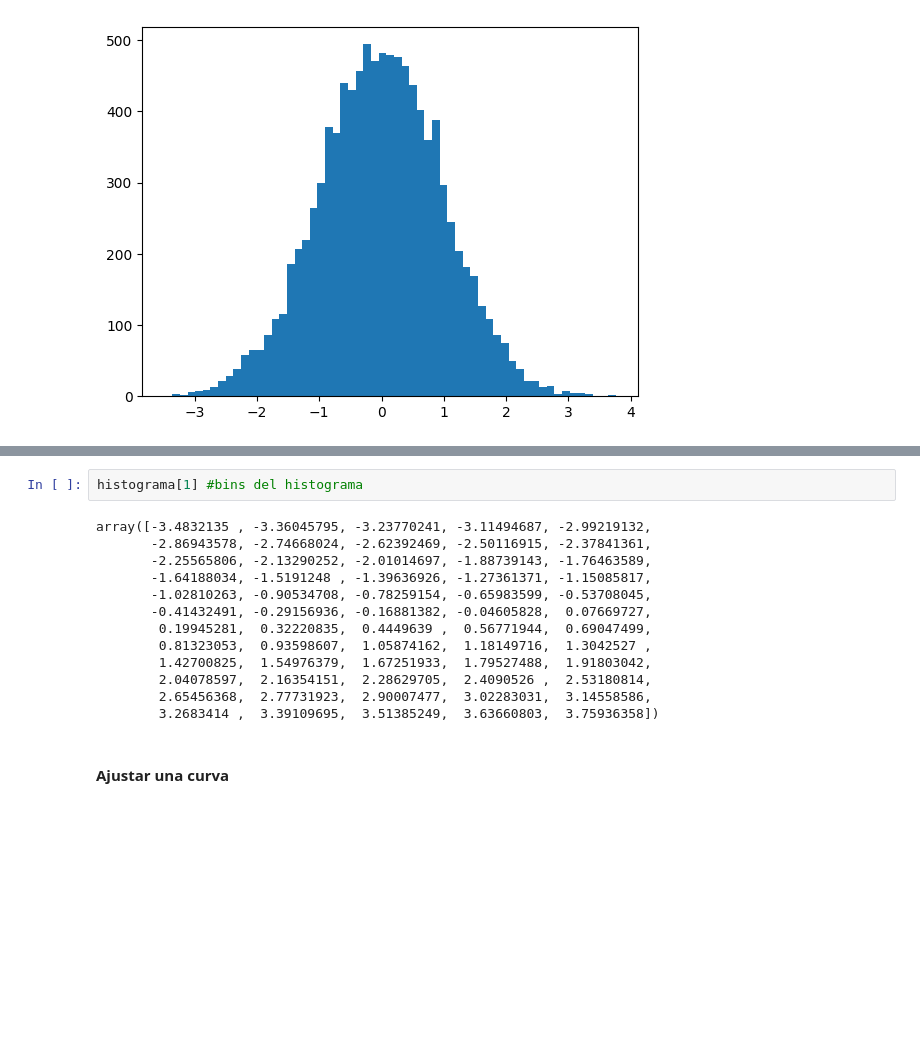
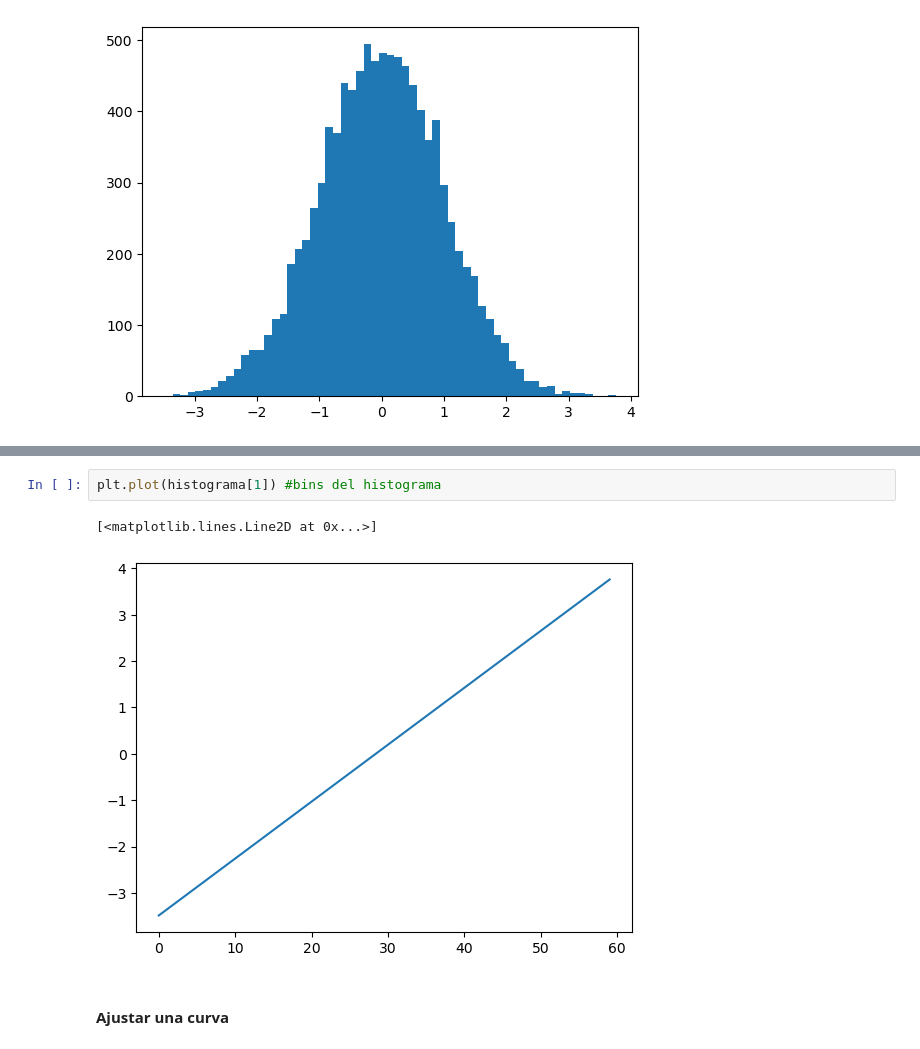
Before and after one commit to maumtzmon/ClasesPy, a Jupyter notebook: 21 - matplotlib/04_curve_fit_Histogram.ipynb, the cells around one changed output, grey strips where cells are left out. Drawn from its saved outputs; the diff is of its cells as text; blank space fills up the shorter version.

```diff
--- a/21 - matplotlib/04_curve_fit_Histogram.ipynb
+++ b/21 - matplotlib/04_curve_fit_Histogram.ipynb
@@ -88,18 +73,8 @@ array([  1.,   3.,   2.,   6.,   7.,   9.,  13.,  21.,  28.,  38.,  58.,
 # %%
-histograma[1] #bins del histograma
+plt.plot(histograma[1]) #bins del histograma
 # %% [output]
-array([-3.4832135 , -3.36045795, -3.23770241, -3.11494687, -2.99219132,
-       -2.86943578, -2.74668024, -2.62392469, -2.50116915, -2.37841361,
-       -2.25565806, -2.13290252, -2.01014697, -1.88739143, -1.76463589,
-       -1.64188034, -1.5191248 , -1.39636926, -1.27361371, -1.15085817,
-       -1.02810263, -0.90534708, -0.78259154, -0.65983599, -0.53708045,
-       -0.41432491, -0.29156936, -0.16881382, -0.04605828,  0.07669727,
-        0.19945281,  0.32220835,  0.4449639 ,  0.56771944,  0.69047499,
-        0.81323053,  0.93598607,  1.05874162,  1.18149716,  1.3042527 ,
-        1.42700825,  1.54976379,  1.67251933,  1.79527488,  1.91803042,
-        2.04078597,  2.16354151,  2.28629705,  2.4090526 ,  2.53180814,
-        2.65456368,  2.77731923,  2.90007477,  3.02283031,  3.14558586,
-        3.2683414 ,  3.39109695,  3.51385249,  3.63660803,  3.75936358])
+[<matplotlib.lines.Line2D at 0x...>]
+[figure, added]
 # %% [markdown]
 #### Ajustar una curva
 # %%
```
Also changed, not shown: parts of 17 cells of this notebook, 41 other files.
